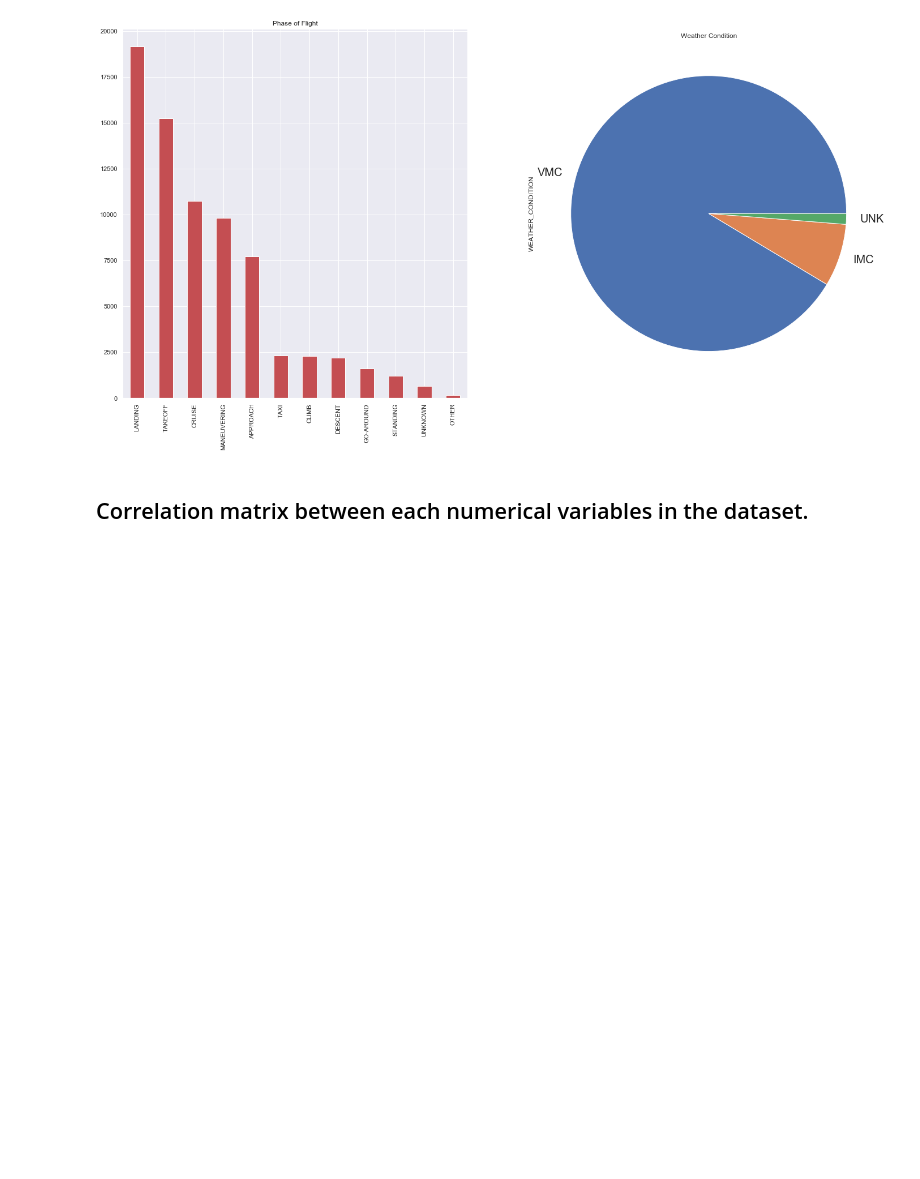
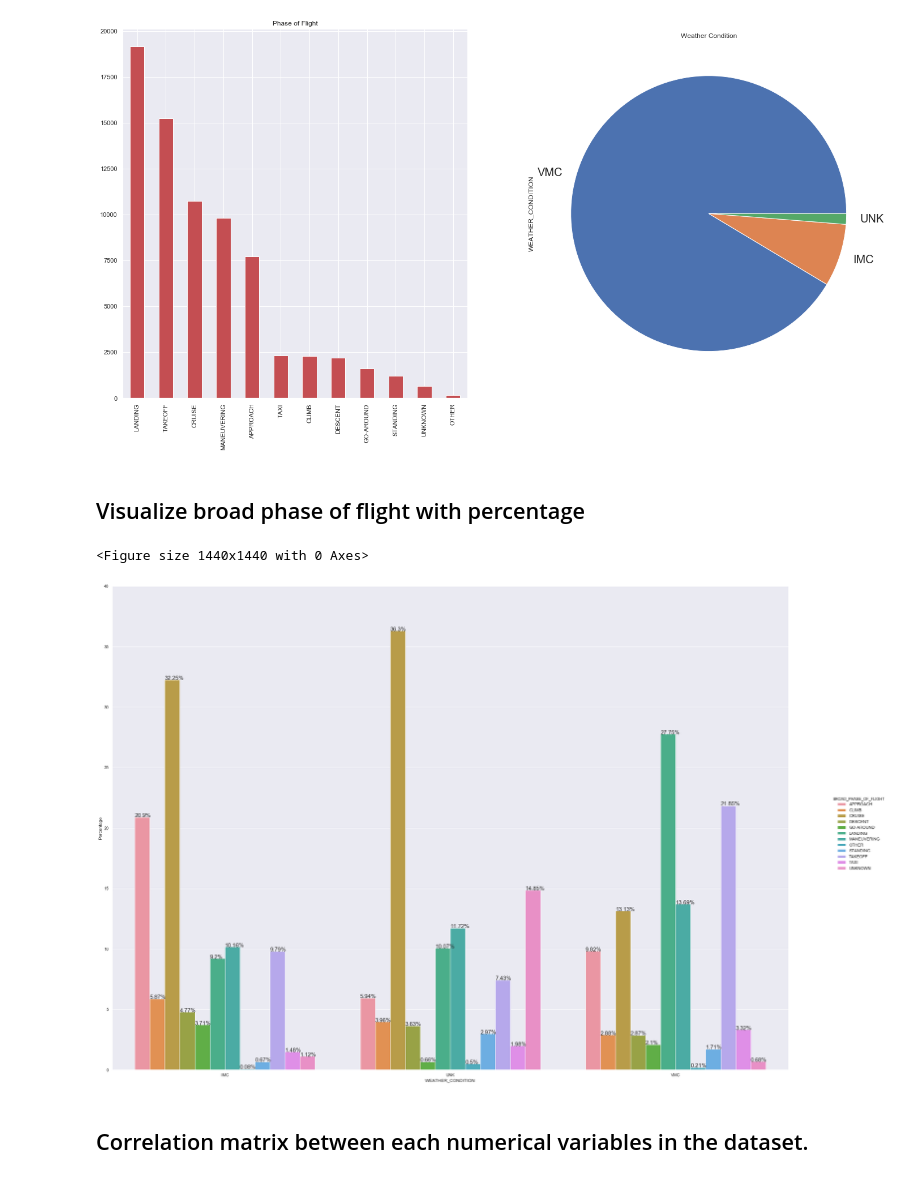
Before and after one commit to saobangmath/CZ1015---Miniproject, a Jupyter notebook: Miniproject.ipynb, the cells around one changed output. Drawn from its saved outputs; the diff is of its cells as text; code cells hidden in the pictures; blank space fills up the shorter version.

Commit message:
percentage
clean

```diff
--- a/Miniproject.ipynb
+++ b/Miniproject.ipynb
@@ -178,6 +178,30 @@ data["WEATHER_CONDITION"].value_counts().plot(ax = axes[1], kind = 'pie', title
 # %% [output]
 <matplotlib.axes._subplots.AxesSubplot at 0x...>
 [figure]
+# %% [markdown]
+## Visualize broad phase of flight with percentage
+# %%
+# Visualisation with percentage
+x,y = "WEATHER_CONDITION", "BROAD_PHASE_OF_FLIGHT"
+wp = data.groupby(x)[y].value_counts(normalize=True)
+wp = wp.mul(100)
+wp = wp.rename('Percentage').reset_index()
+wp = wp.sort_values(by=["WEATHER_CONDITION", "BROAD_PHASE_OF_FLIGHT"])
+plt.figure(figsize = (20, 20))
+g = sb.catplot(x=x,y='Percentage',hue=y,kind='bar',data=wp, height=8, aspect=2)
+g.ax.set_ylim(0,40)
+
+g.fig.set_figheight(20)
+g.fig.set_figwidth(30)
+
+for p in g.ax.patches:
+    txt = str(p.get_height().round(2)) + '%'
+    txt_x = p.get_x()
+    txt_y = p.get_height()
+    g.ax.text(txt_x,txt_y,txt, fontsize = 15)
+# %% [output]
+<Figure size 1440x1440 with 0 Axes>
+[figure, added]
 # %% [markdown]
 ## Correlation matrix between each numerical variables in the dataset.
 # %%
```
Also changed, not shown: parts of 10 cells of this notebook.
